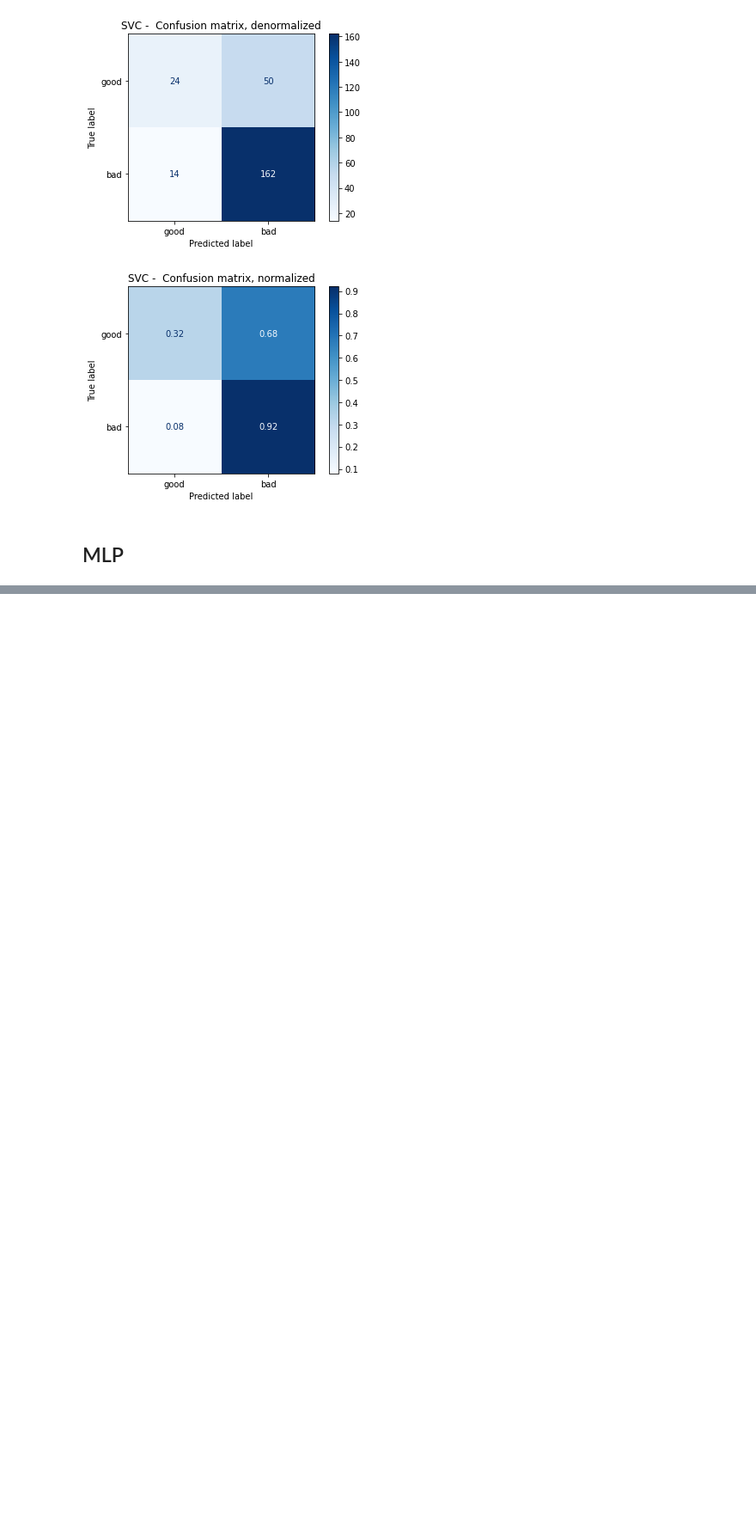
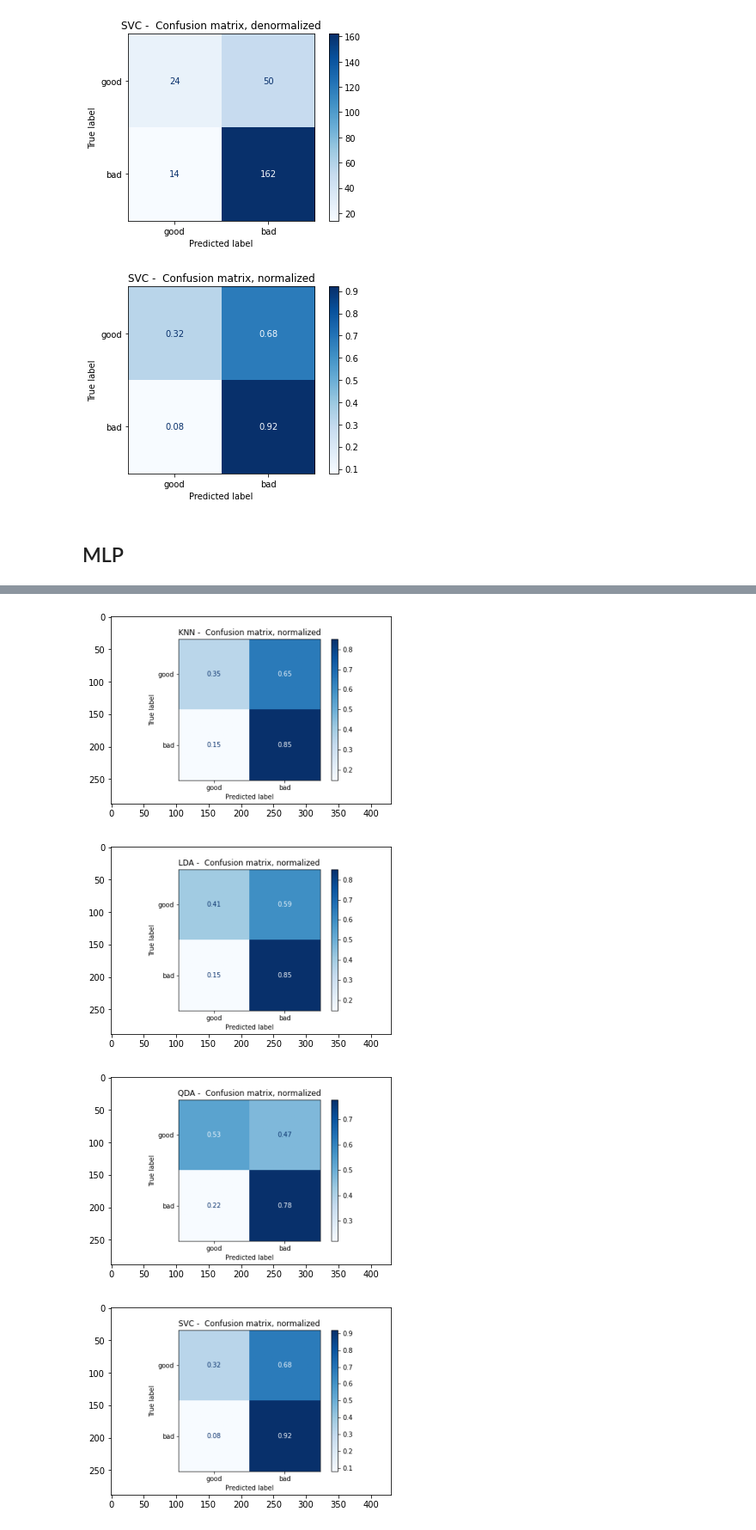
Before and after one commit to valuedriven/dataanalysis, a Jupyter notebook: trabalho_final/trabalho_final.ipynb, the cells around one changed output, grey strips where cells are left out. Shown at 86% size. Saved outputs shown, nothing was run; the diff lists cells and outputs as text; code cells hidden in the pictures; blank space fills up the shorter version.

```diff
--- a/trabalho_final/trabalho_final.ipynb
+++ b/trabalho_final/trabalho_final.ipynb
@@ -539,0 +546,13 @@ confusion_matrix(y_test, y_pred, options, method, class_names, color_map)
+# %%
+import matplotlib.pyplot as plt
+import matplotlib.image as mpimg
+methods = ['KNN', 'LDA', 'QDA', 'SVC', 'MLP']
+for method in methods:
+  img = mpimg.imread(method+'.png')
+  plt.imshow(img)
+  plt.show()
+# %% [output]
+[figure, added]
+[figure, added]
+[figure, added]
+[figure, added]
```
Also changed, not shown: parts of 20 cells of this notebook.
